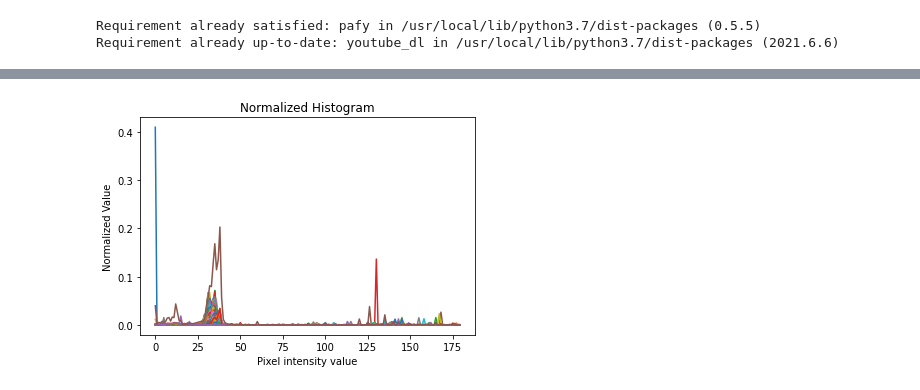
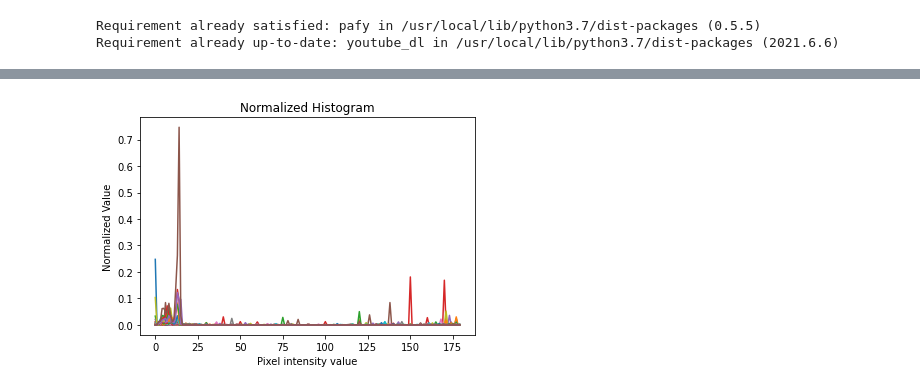
Before and after one commit to sgauthamr2001/cv-session, a Jupyter notebook: Sukeerth_ME20B178/a2q2.ipynb, the cells around one changed output, grey strips where cells are left out. Cells and saved outputs as stored; diff of their text form; code cells hidden in the pictures.

```diff
--- a/Sukeerth_ME20B178/a2q2.ipynb
+++ b/Sukeerth_ME20B178/a2q2.ipynb
@@ -58,0 +59,4 @@ cv2_imshow(hsv_img)
+# %%
+roi = cv2.imread("barrel.png")
+hsv_roi = cv2.cvtColor(roi, cv2.COLOR_BGR2HSV)
+cv2_imshow(hsv_roi)
@@ -59,5 +65,6 @@ cv2_imshow(hsv_img)
 # %%
-hist = cv2.calcHist([hsv_img], [0, 1], None, [180, 256], [0, 180, 0,256])
+hist = cv2.calcHist([hsv_roi], [0, 1], None, [180, 256], [0, 180, 0,256])
+hist1 = hist
 plt.figure(),plt.plot(hist),plt.xlabel('Pixel intensity value'),plt.ylabel('Frequency'),plt.title('Histogram')
 plt.show()
 # %% [output]
@@ -65,6 +95,6 @@ plt.show()
 # %%
-cv2.normalize(hist, hist)
-plt.figure(),plt.plot(hist),plt.xlabel('Pixel intensity value'),plt.ylabel('Normalized Value'),plt.title('Normalized Histogram')
+cv2.normalize(hist, hist1)
+plt.figure(),plt.plot(hist1),plt.xlabel('Pixel intensity value'),plt.ylabel('Normalized Value'),plt.title('Normalized Histogram')
 plt.show()
 # %% [output]
-[figure, old version]
+[figure, new version]
```
Also changed, not shown: parts of 10 cells of this notebook.
